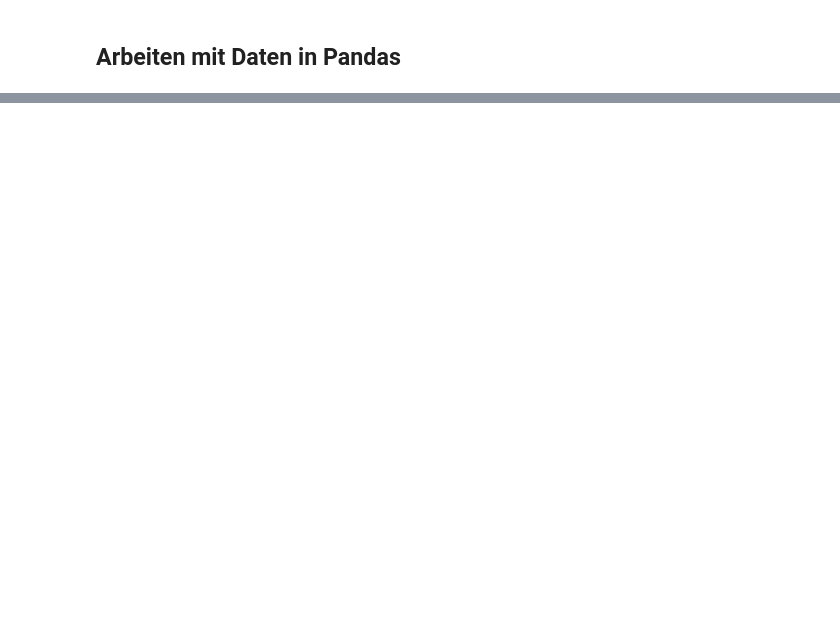
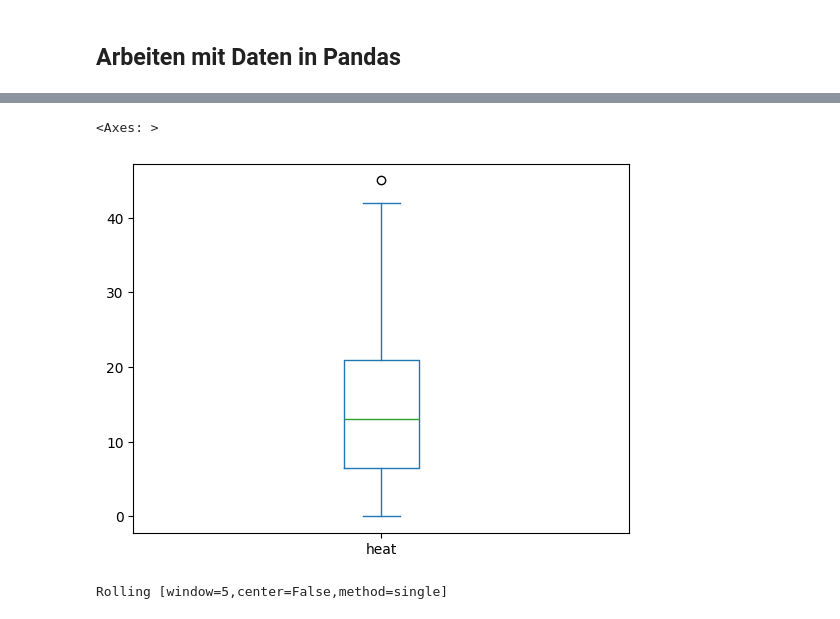
Before and after one commit to pialein11/data-science-ue-im-pl, a Jupyter notebook: notebooks/01_data-with pandas.ipynb, the cells around one changed output, grey strips where cells are left out. Saved outputs shown, nothing was run; the diff lists cells and outputs as text; code cells hidden in the pictures; blank space fills up the shorter version.

```diff
--- a/notebooks/01_data-with pandas.ipynb
+++ b/notebooks/01_data-with pandas.ipynb
@@ -8,0 +181,9 @@ FileNotFoundError: [Errno 2] No such file or directory: '../eistage.csv'
+# %%
+df["heat"].plot(kind="box")
+# %% [output]
+<Axes: >
+[figure, added]
+# %%
+df["heat"].rolling(5)  # Erstellt ein Rolling-Window mit einer Größe von 5 Zeilen für gleitende Berechnungen
+# %% [output]
+Rolling [window=5,center=False,method=single]
```
Also changed, not shown: parts of 25 cells of this notebook, 3 other files.
